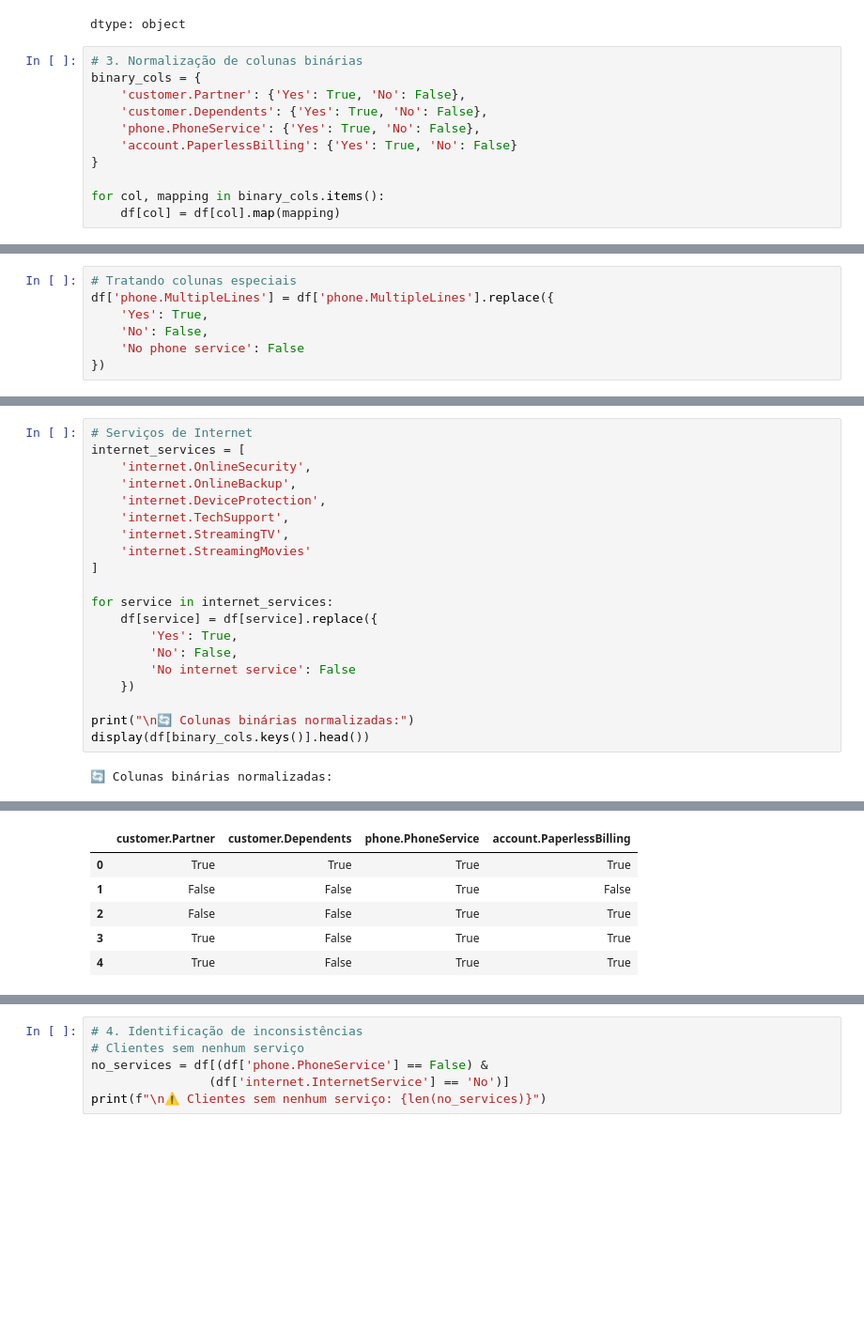
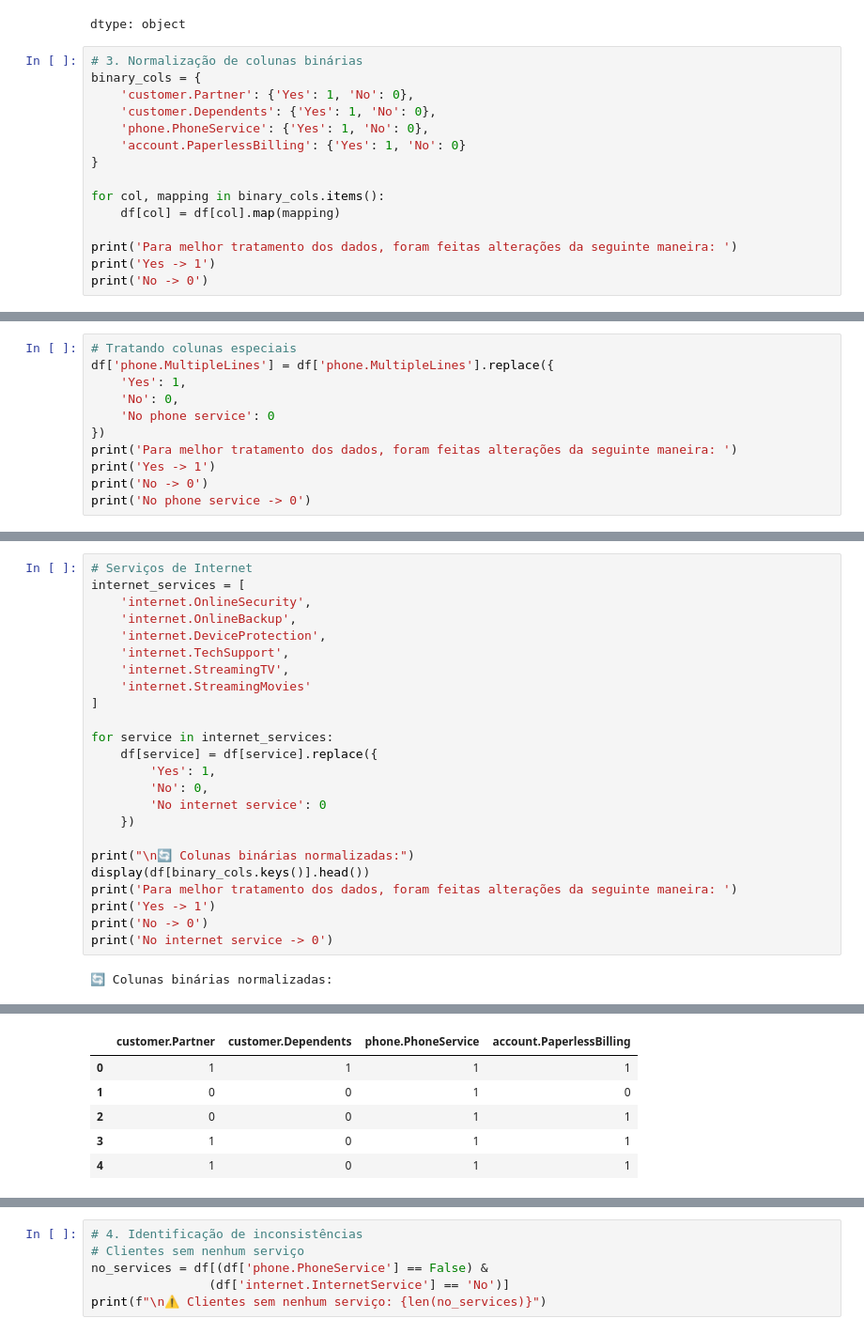
Before and after one commit to LuizAmeida/An-lise-sobre-Evas-o-de-clientes-da-TelecomX, a Jupyter notebook: Challenge_Alura_Oracle_Análise_de_Dados_TelecomX.ipynb, the cells around one changed output, grey strips where cells are left out. Shown: that part at 94% size. Drawn from its saved outputs; the diff is of its cells as text; blank space fills up the shorter version.

```diff
--- a/Challenge_Alura_Oracle_Análise_de_Dados_TelecomX.ipynb
+++ b/Challenge_Alura_Oracle_Análise_de_Dados_TelecomX.ipynb
@@ -152,11 +257,15 @@ dtype: object
 # %%
 # 3. Normalização de colunas binárias
 binary_cols = {
-    'customer.Partner': {'Yes': True, 'No': False},
-    'customer.Dependents': {'Yes': True, 'No': False},
-    'phone.PhoneService': {'Yes': True, 'No': False},
-    'account.PaperlessBilling': {'Yes': True, 'No': False}
+    'customer.Partner': {'Yes': 1, 'No': 0},
+    'customer.Dependents': {'Yes': 1, 'No': 0},
+    'phone.PhoneService': {'Yes': 1, 'No': 0},
+    'account.PaperlessBilling': {'Yes': 1, 'No': 0}
 }
 
 for col, mapping in binary_cols.items():
     df[col] = df[col].map(mapping)
+
+print('Para melhor tratamento dos dados, foram feitas alterações da seguinte maneira: ')
+print('Yes -> 1')
+print('No -> 0')
@@ -163,7 +296,11 @@ for col, mapping in binary_cols.items():
 # %%
 # Tratando colunas especiais
 df['phone.MultipleLines'] = df['phone.MultipleLines'].replace({
-    'Yes': True,
-    'No': False,
-    'No phone service': False
+    'Yes': 1,
+    'No': 0,
+    'No phone service': 0
 })
+print('Para melhor tratamento dos dados, foram feitas alterações da seguinte maneira: ')
+print('Yes -> 1')
+print('No -> 0')
+print('No phone service -> 0')
@@ -180,12 +327,16 @@ internet_services = [
 
 for service in internet_services:
     df[service] = df[service].replace({
-        'Yes': True,
-        'No': False,
-        'No internet service': False
+        'Yes': 1,
+        'No': 0,
+        'No internet service': 0
     })
 
 print("\n🔄 Colunas binárias normalizadas:")
 display(df[binary_cols.keys()].head())
+print('Para melhor tratamento dos dados, foram feitas alterações da seguinte maneira: ')
+print('Yes -> 1')
+print('No -> 0')
+print('No internet service -> 0')
 # %% [output]
 🔄 Colunas binárias normalizadas:
@@ -192,6 +348,6 @@ display(df[binary_cols.keys()].head())
 |  | customer.Partner | customer.Dependents | phone.PhoneService | account.PaperlessBilling |
-| 0 | True | True | True | True |
-| 1 | False | False | True | False |
-| 2 | False | False | True | True |
-| 3 | True | False | True | True |
-| 4 | True | False | True | True |
+| 0 | 1 | 1 | 1 | 1 |
+| 1 | 0 | 0 | 1 | 0 |
+| 2 | 0 | 0 | 1 | 1 |
+| 3 | 1 | 0 | 1 | 1 |
+| 4 | 1 | 0 | 1 | 1 |
```
Also changed, not shown: parts of 9 cells of this notebook.
